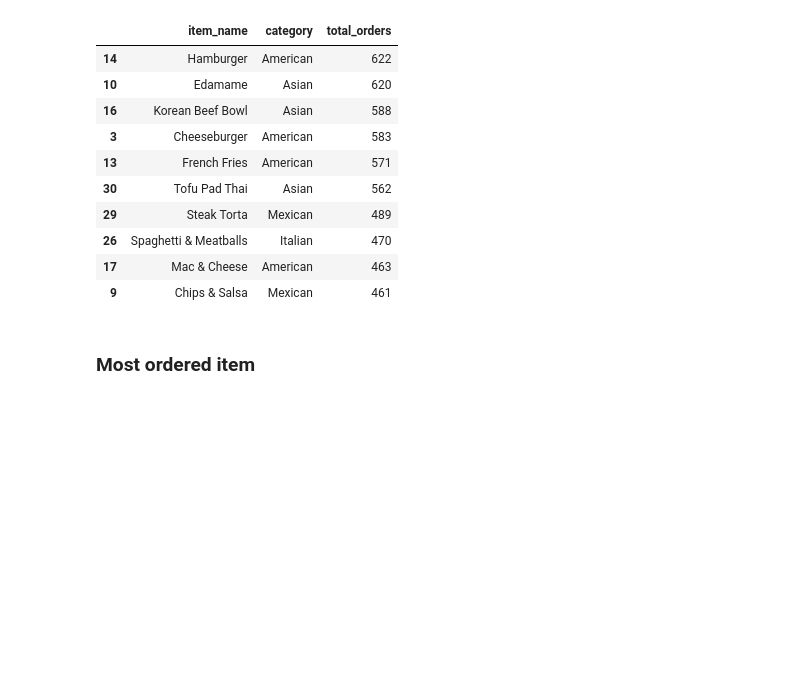
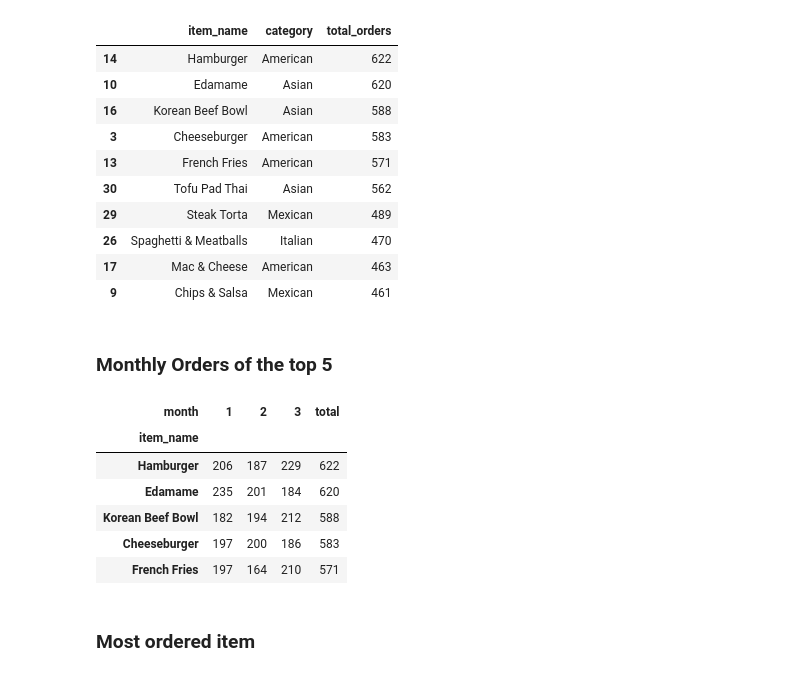
Before and after one commit to valezenwanne/Restaurant-Order-Analysis, a Jupyter notebook: Restaurant Orders Analysis.ipynb, the cells around one changed output. Cells and saved outputs as stored; diff of their text form; code cells hidden in the pictures; blank space fills up the shorter version.

```diff
--- a/Restaurant Orders Analysis.ipynb
+++ b/Restaurant Orders Analysis.ipynb
@@ -479,6 +479,21 @@ top_10_ordered_items
 | 26 | Spaghetti & Meatballs | Italian | 470 |
 | 17 | Mac & Cheese | American | 463 |
 | 9 | Chips & Salsa | Mexican | 461 |
+# %% [markdown]
+### Monthly Orders of the top 5
+# %%
+mmm = df.pivot_table(index='item_name', columns='month', values='order_id', aggfunc='count')
+mmm['total'] = mmm[1]+mmm[2]+mmm[3]
+mmm = mmm.sort_values('total', ascending=False)
+mmm.head(5)
+# %% [output]
+| month | 1 | 2 | 3 | total |
+| item_name |  |  |  |  |
+| Hamburger | 206 | 187 | 229 | 622 |
+| Edamame | 235 | 201 | 184 | 620 |
+| Korean Beef Bowl | 182 | 194 | 212 | 588 |
+| Cheeseburger | 197 | 200 | 186 | 583 |
+| French Fries | 197 | 164 | 210 | 571 |
 # %% [markdown]
 ### Most ordered item
 # %%
```
Also changed, not shown: parts of 34 cells of this notebook.
